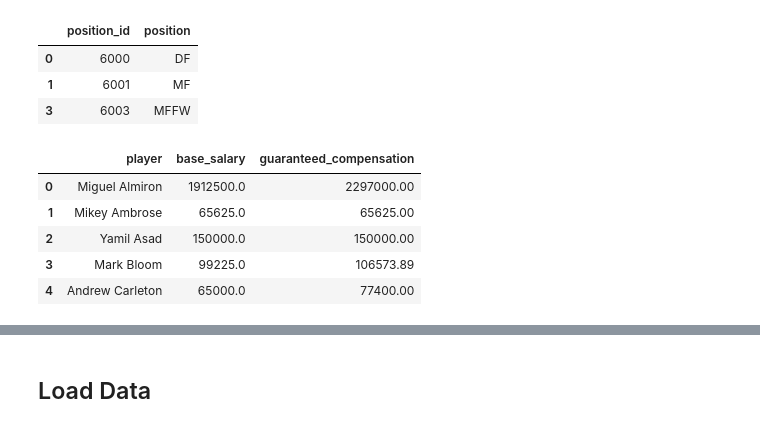
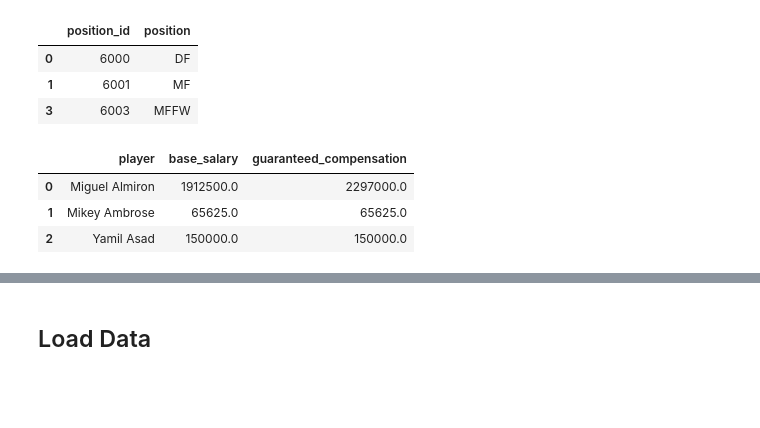
Before and after one commit to clmatherson/ETL_Project, a Jupyter notebook: MLS_ETL.ipynb, the cells around one changed output, grey strips where cells are left out. Saved outputs shown, nothing was run; the diff lists cells and outputs as text; code cells hidden in the pictures; blank space fills up the shorter version.

```diff
--- a/MLS_ETL.ipynb
+++ b/MLS_ETL.ipynb
@@ -143,15 +141,13 @@ mmls_positions.head(3)
 # %%
 # Create Salaries Table
 mmls_salary = mls_salaries_df[['player', 'base_salary', 'guaranteed_compensation']].drop_duplicates(keep='first')
 mmls_salary = mmls_salary.reindex(columns=['player', 'base_salary', 'guaranteed_compensation'])
-mmls_salary.head()
+mmls_salary.head(3)
 # %% [output]
 |  | player | base_salary | guaranteed_compensation |
-| 0 | Miguel Almiron | 1912500.0 | 2297000.00 |
-| 1 | Mikey Ambrose | 65625.0 | 65625.00 |
-| 2 | Yamil Asad | 150000.0 | 150000.00 |
-| 3 | Mark Bloom | 99225.0 | 106573.89 |
-| 4 | Andrew Carleton | 65000.0 | 77400.00 |
+| 0 | Miguel Almiron | 1912500.0 | 2297000.0 |
+| 1 | Mikey Ambrose | 65625.0 | 65625.0 |
+| 2 | Yamil Asad | 150000.0 | 150000.0 |
 # %%
 # Create Stats Table
 mmls_stats = mmls_data_df[['player', 'squad', 'position', 'rank', 'matches_played', 'starts', 'min_played', 'goals',
```
Also changed, not shown: parts of 2 cells of this notebook.
